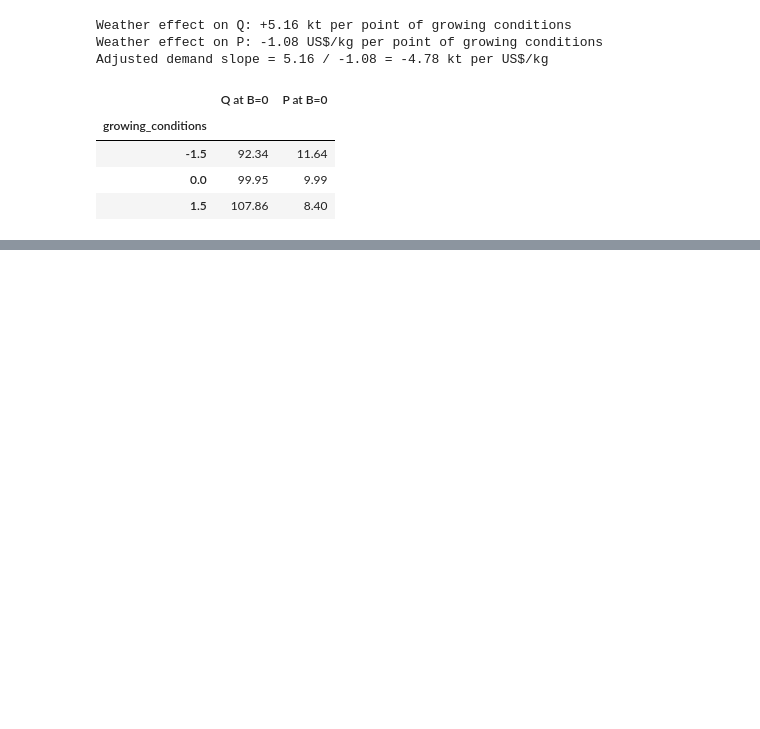
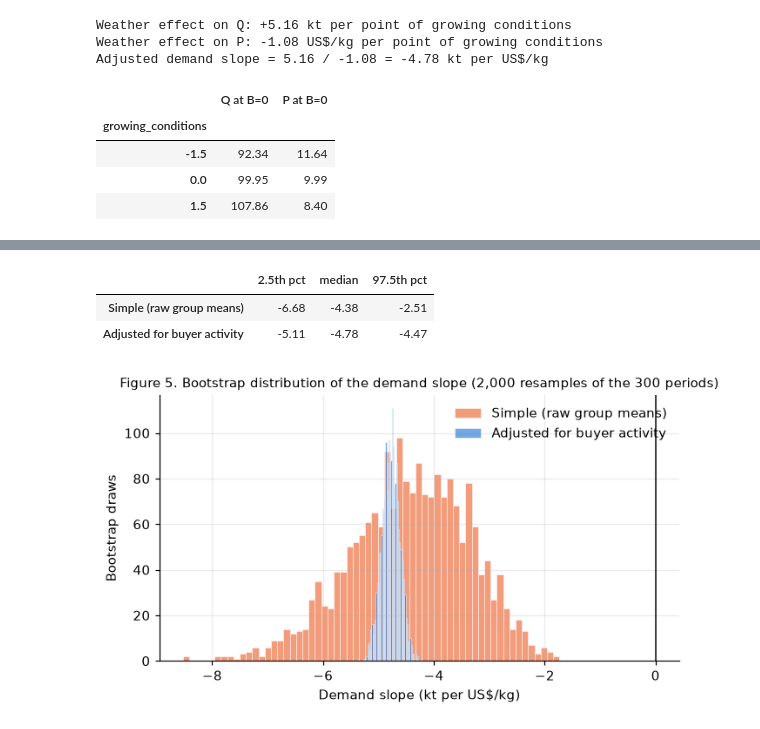
Before and after one commit to jimivanbladeren/Assignment3_economics, a Jupyter notebook: Moises_playground.ipynb, the cells around one changed output, grey strips where cells are left out. Saved outputs shown, nothing was run; the diff lists cells and outputs as text; code cells hidden in the pictures; blank space fills up the shorter version.

```diff
--- a/Moises_playground.ipynb
+++ b/Moises_playground.ipynb
@@ -387,0 +388,24 @@ coff_for_sc = pd.read_csv('data/coffee_forecast_scenarios.csv')
+# %%
+rng = np.random.default_rng(2026)
+boot = {"Simple (raw group means)": [], "Adjusted for buyer activity": []}
+for _ in range(2000):
+    d = coff_mark.iloc[rng.integers(0, len(coff_mark), len(coff_mark))]
+    boot["Simple (raw group means)"].append(demand_slope(d, adjust=False))
+    boot["Adjusted for buyer activity"].append(demand_slope(d, adjust=True))
+ranges = pd.DataFrame({k: np.percentile(v, [2.5, 50, 97.5]) for k, v in boot.items()},
+                      index=["2.5th pct", "median", "97.5th pct"]).T
+ranges.round(2)
+# %% [output]
+|  | 2.5th pct | median | 97.5th pct |
+| Simple (raw group means) | -6.68 | -4.38 | -2.51 |
+| Adjusted for buyer activity | -5.11 | -4.78 | -4.47 |
+# %%
+fig, ax = plt.subplots(figsize=(7, 3.6))
+for (k, v), colr in zip(boot.items(), [ORANGE, BLUE]):
+    ax.hist(v, bins=60, color=colr, alpha=0.65, edgecolor="white", linewidth=0.5, label=k)
+ax.axvline(0, color=INK, lw=1)
+ax.set_xlabel("Demand slope (kt per US$/kg)"); ax.set_ylabel("Bootstrap draws")
+ax.set_title("Figure 5. Bootstrap distribution of the demand slope (2,000 resamples of the 300 periods)", fontsize=10)
+ax.legend(frameon=False); plt.show()
+# %% [output]
+[figure, added]
```
Also changed, not shown: parts of 18 cells of this notebook.
